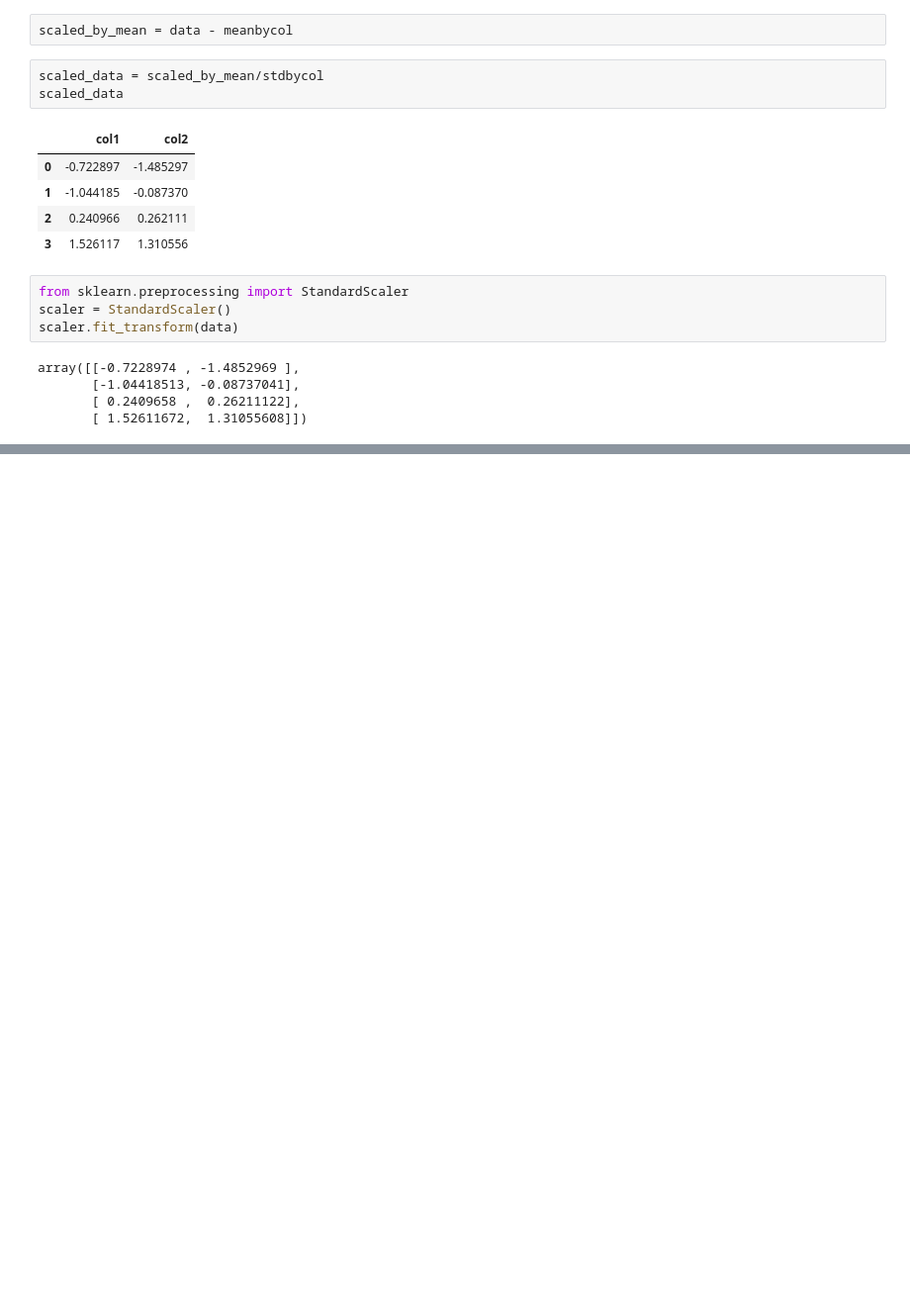
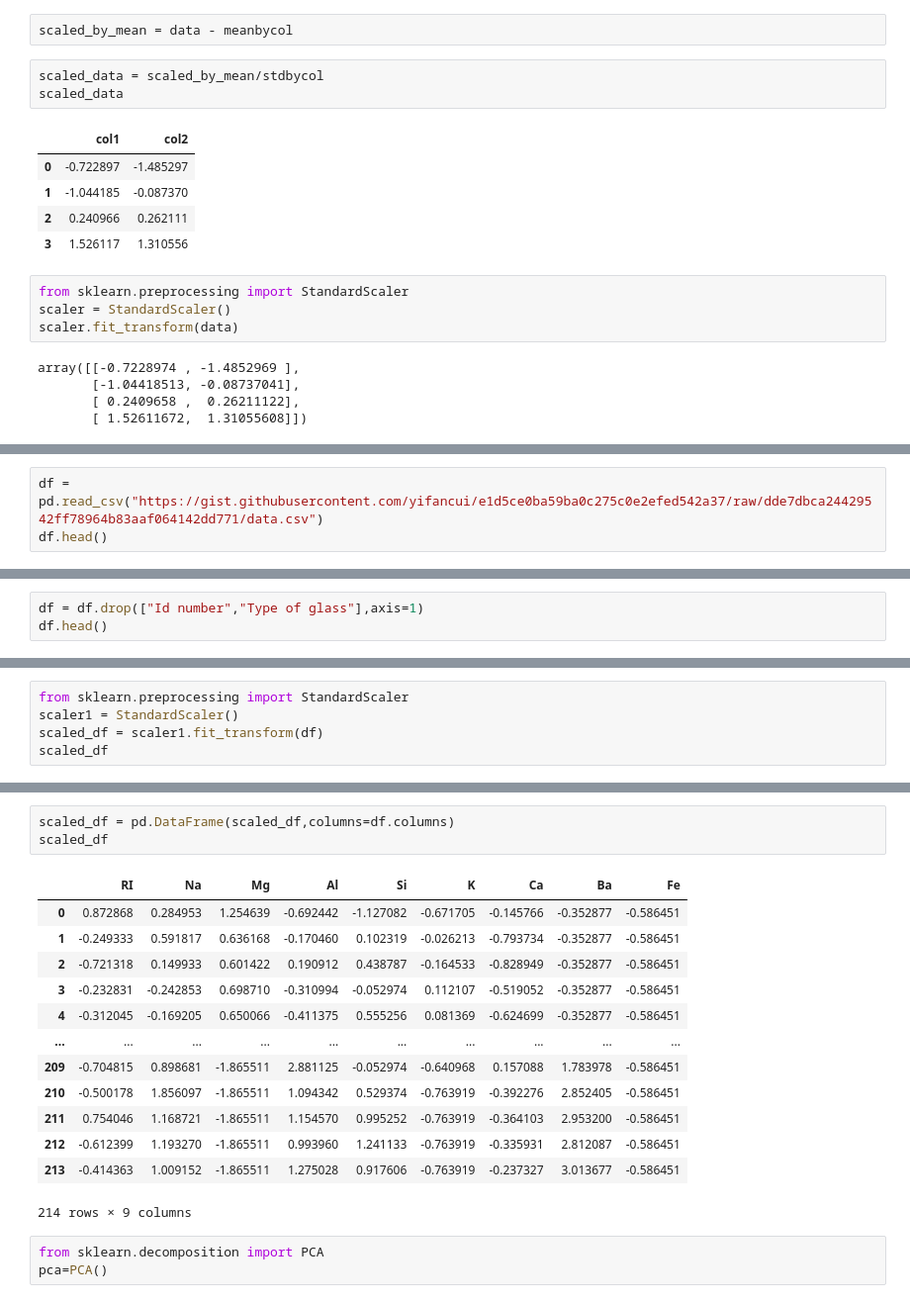
Before and after one commit to Rushi9867/Machine-Learning, a Jupyter notebook: PCA/pca.ipynb, the cells around one changed output, grey strips where cells are left out. Shown: that part at 99% size. Drawn from its saved outputs; the diff is of its cells as text; blank space fills up the shorter version.

```diff
--- a/PCA/pca.ipynb
+++ b/PCA/pca.ipynb
@@ -560,0 +625,3 @@ array([[1.33333333, 1.07605651],
+# %%
+df = pd.read_csv("https://gist.githubusercontent.com/yifancui/e1d5ce0ba59ba0c275c0e2efed542a37/raw/dde7dbca24429542ff78964b83aaf064142dd771/data.csv")
+df.head()
@@ -560,0 +635,3 @@ array([[1.33333333, 1.07605651],
+# %%
+df = df.drop(["Id number","Type of glass"],axis=1)
+df.head()
@@ -560,0 +645,5 @@ array([[1.33333333, 1.07605651],
+# %%
+from sklearn.preprocessing import StandardScaler
+scaler1 = StandardScaler()
+scaled_df = scaler1.fit_transform(df)
+scaled_df
@@ -560,0 +664,20 @@ array([[1.33333333, 1.07605651],
+# %%
+scaled_df = pd.DataFrame(scaled_df,columns=df.columns)
+scaled_df
+# %% [output]
+|  | RI | Na | Mg | Al | Si | K | Ca | Ba | Fe |
+| 0 | 0.872868 | 0.284953 | 1.254639 | -0.692442 | -1.127082 | -0.671705 | -0.145766 | -0.352877 | -0.586451 |
+| 1 | -0.249333 | 0.591817 | 0.636168 | -0.170460 | 0.102319 | -0.026213 | -0.793734 | -0.352877 | -0.586451 |
+| 2 | -0.721318 | 0.149933 | 0.601422 | 0.190912 | 0.438787 | -0.164533 | -0.828949 | -0.352877 | -0.586451 |
+| 3 | -0.232831 | -0.242853 | 0.698710 | -0.310994 | -0.052974 | 0.112107 | -0.519052 | -0.352877 | -0.586451 |
+| 4 | -0.312045 | -0.169205 | 0.650066 | -0.411375 | 0.555256 | 0.081369 | -0.624699 | -0.352877 | -0.586451 |
+| ... | ... | ... | ... | ... | ... | ... | ... | ... | ... |
+| 209 | -0.704815 | 0.898681 | -1.865511 | 2.881125 | -0.052974 | -0.640968 | 0.157088 | 1.783978 | -0.586451 |
+| 210 | -0.500178 | 1.856097 | -1.865511 | 1.094342 | 0.529374 | -0.763919 | -0.392276 | 2.852405 | -0.586451 |
+| 211 | 0.754046 | 1.168721 | -1.865511 | 1.154570 | 0.995252 | -0.763919 | -0.364103 | 2.953200 | -0.586451 |
+| 212 | -0.612399 | 1.193270 | -1.865511 | 0.993960 | 1.241133 | -0.763919 | -0.335931 | 2.812087 | -0.586451 |
+| 213 | -0.414363 | 1.009152 | -1.865511 | 1.275028 | 0.917606 | -0.763919 | -0.237327 | 3.013677 | -0.586451 |
+214 rows × 9 columns
+# %%
+from sklearn.decomposition import PCA
+pca=PCA()
```
Also changed, not shown: parts of 28 cells of this notebook.
